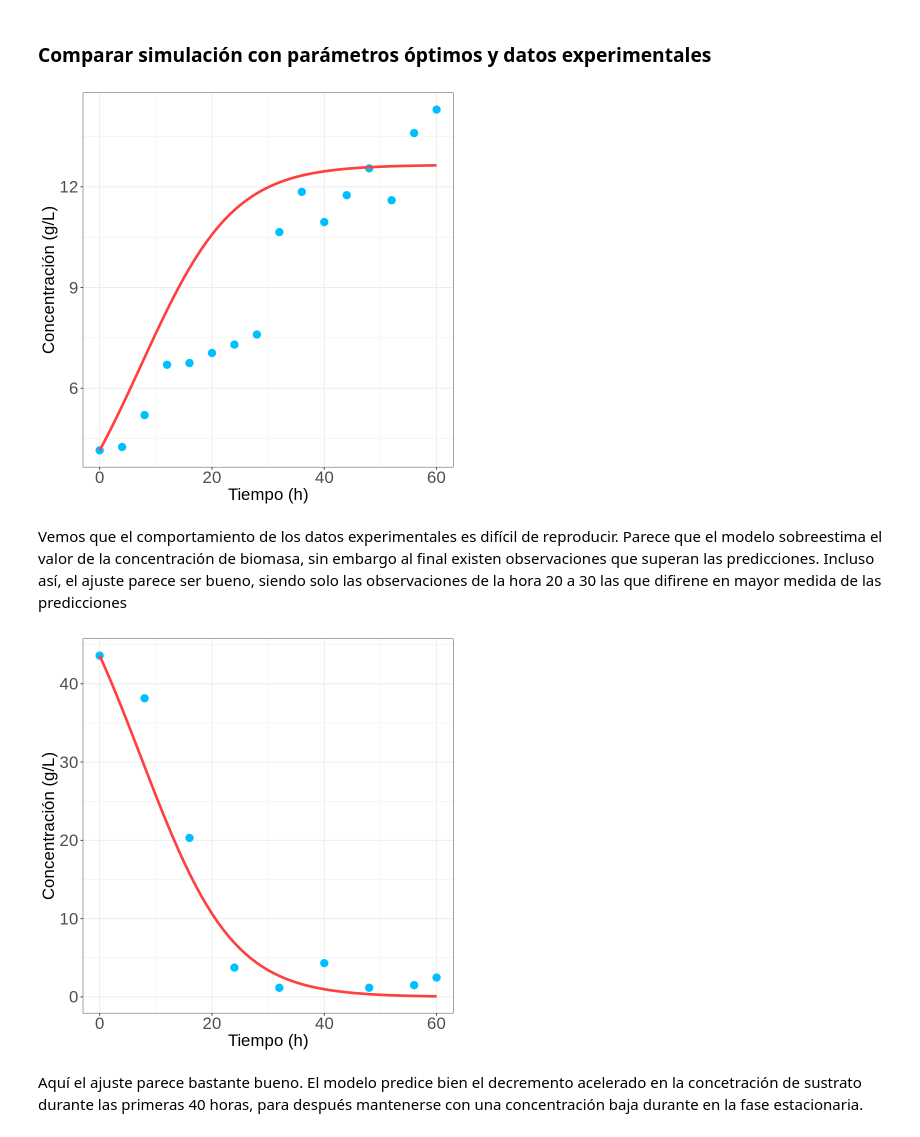
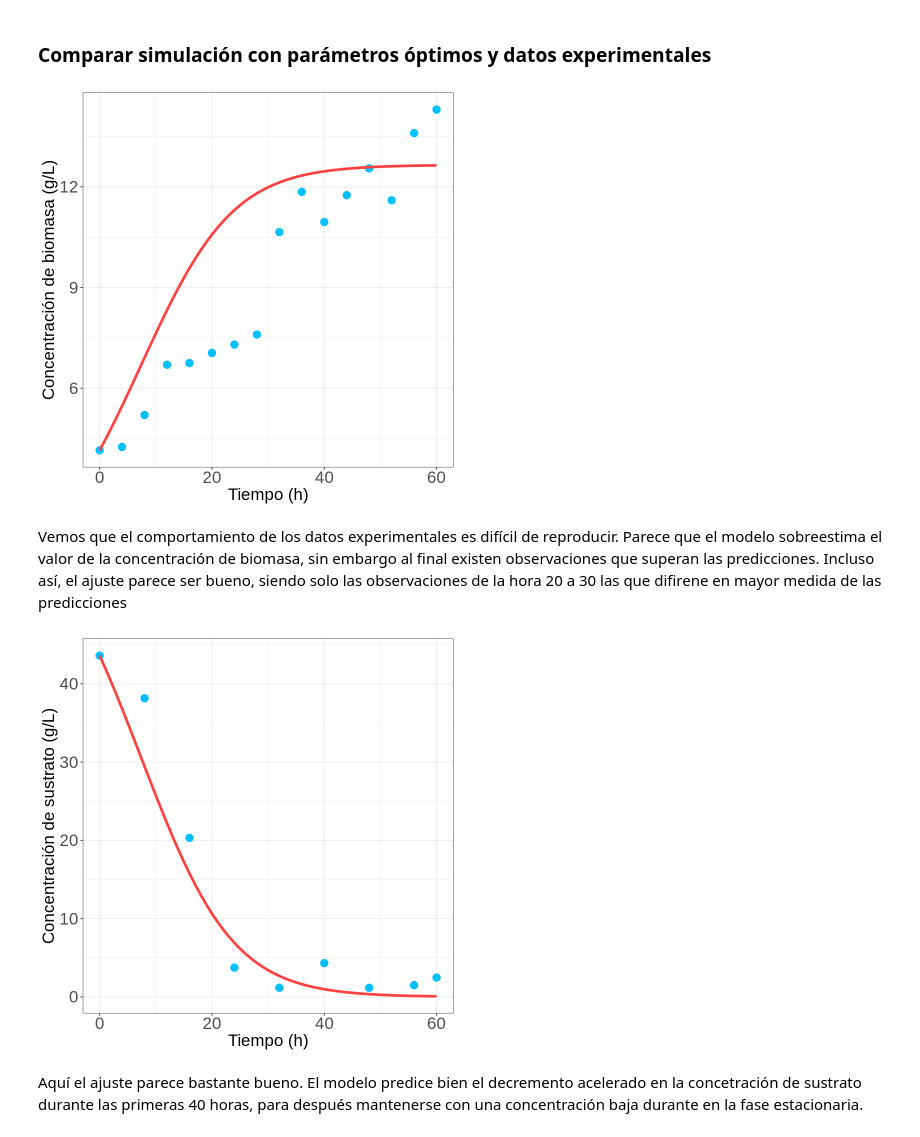
Before and after one commit to JuanM-GG/modelos-tesis, a Jupyter notebook: optimizacion_parametrica_monod.ipynb, the cells around one changed output. Drawn from its saved outputs; the diff is of its cells as text; code cells hidden in the pictures.

```diff
--- a/optimizacion_parametrica_monod.ipynb
+++ b/optimizacion_parametrica_monod.ipynb
@@ -913,21 +913,21 @@ out_zr <- as.data.frame(out_zr)
 # %%
 # comparamos modelo y datos experimentales (biomasa)
 ggplot(data_zr, aes(x=time)) +
   geom_point(aes(y = x, color = "x_exp"), size = 4) +
   geom_line(data = out_zr, aes(y = x, color = "x_pred"), lwd = 1.5) +
   scale_color_manual("", breaks = c("x_exp", "x_pred"), values = c("deepskyblue1", "brown1")) +
   xlab("Tiempo (h)") +
-  ylab("Concentración (g/L)") +
+  ylab("Concentración de biomasa (g/L)") +
   #labs(title = "Zygosaccharomyces rouxi") +
   theme_bw() +
   theme(legend.position = "none",
         plot.title = element_text(size=25,face = "italic"),
         axis.text=element_text(size=20),
         axis.title=element_text(size=20),
         legend.title = element_text(size=20),
         legend.text = element_text(size=20))
 # %% [output]
-[figure, old version]
+[figure, new version]
 # %% [markdown]
 Vemos que el comportamiento de los datos experimentales es difícil de reproducir. Parece que el modelo sobreestima el valor de la concentración de biomasa, sin embargo al final existen observaciones que superan las predicciones. Incluso así, el ajuste parece ser bueno, siendo solo las observaciones de la hora 20 a 30 las que difirene en mayor medida de las predicciones
 # %%
@@ -937,7 +937,7 @@ ggplot(data_zr, aes(x=time)) +
   geom_line(data = out_zr, aes(y = s, color = "s_pred"), lwd = 1.5) +
   scale_color_manual("", breaks = c("s_exp", "s_pred"), values = c("deepskyblue1", "brown1")) +
   xlab("Tiempo (h)") +
-  ylab("Concentración (g/L)") +
+  ylab("Concentración de sustrato (g/L)") +
   #labs(title = "Zygosaccharomyces rouxi") +
   theme_bw() +
   theme(legend.position = "none",
@@ -947,7 +947,7 @@ ggplot(data_zr, aes(x=time)) +
         legend.title = element_text(size=20),
         legend.text = element_text(size=20))
 # %% [output]
-[figure, old version]
+[figure, new version]
 # %% [markdown]
 Aquí el ajuste parece bastante bueno. El modelo predice bien el decremento acelerado en la concetración de sustrato durante las primeras 40 horas, para después mantenerse con una concentración baja durante en la fase estacionaria.
 # %%
```
Also changed, not shown: parts of 1 cell of this notebook.
